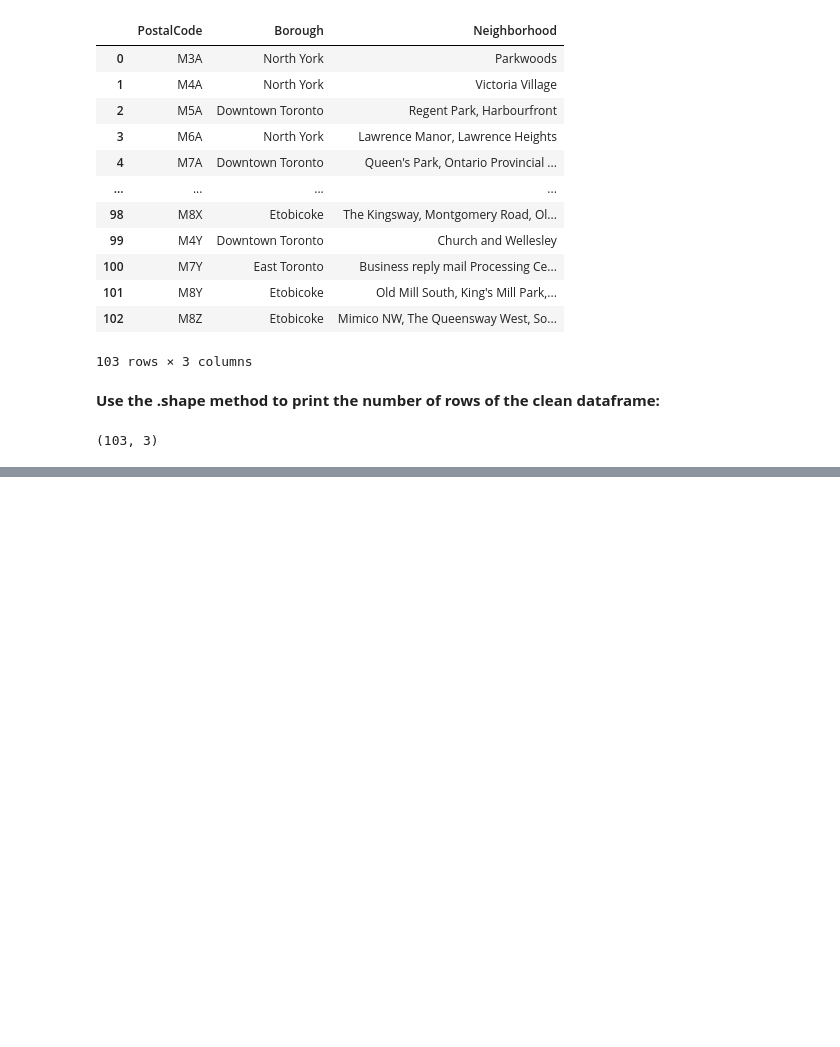
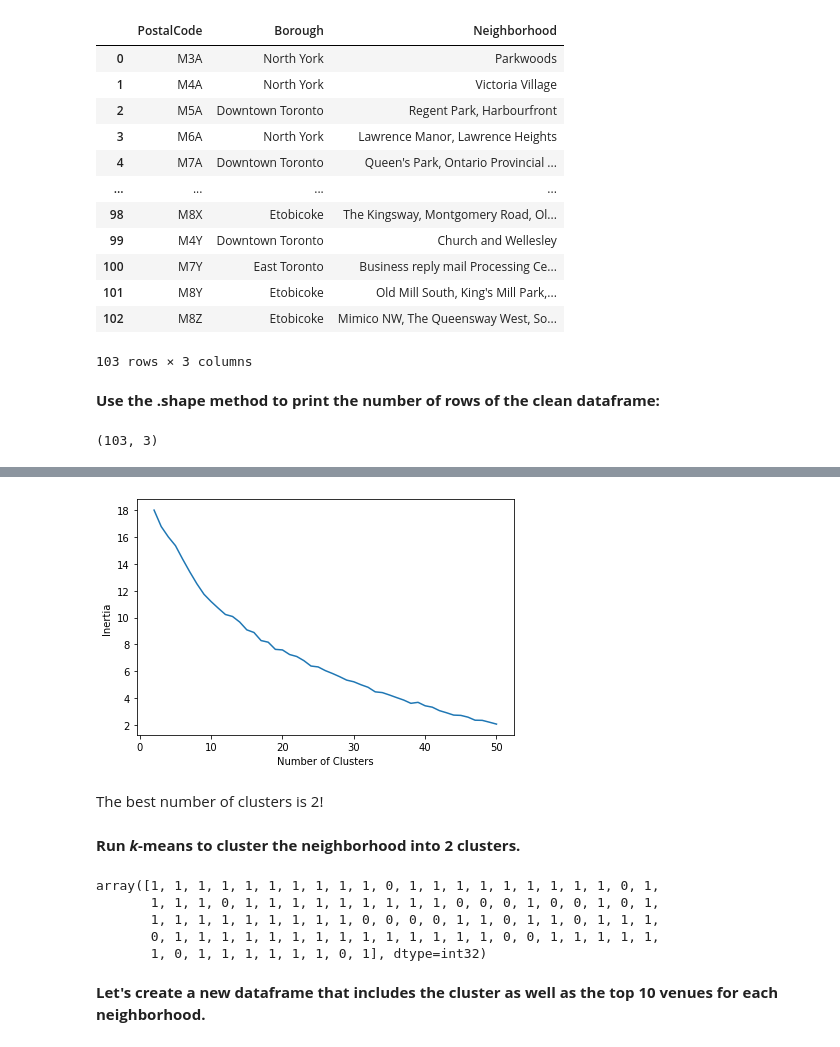
Before and after one commit to AntonyBorel/Coursera-Applied-Data-Science-Capstone, a Jupyter notebook: Applied_Data_Science_Capstone.ipynb, the cells around one changed output, grey strips where cells are left out. Saved outputs shown, nothing was run; the diff lists cells and outputs as text; code cells hidden in the pictures; blank space fills up the shorter version.

```diff
--- a/Applied_Data_Science_Capstone.ipynb
+++ b/Applied_Data_Science_Capstone.ipynb
@@ -238,0 +489,7 @@ df_clean.shape
+# %%
+radius = 500
+LIMIT = 100
+toronto_venues = getNearbyVenues(names=toronto_data['Neighborhood'],
+                                   latitudes=toronto_data['Latitude'],
+                                   longitudes=toronto_data['Longitude']
+                                  )
@@ -238,0 +554,12 @@ df_clean.shape
+# %%
+# one hot encoding
+toronto_onehot = pd.get_dummies(toronto_venues[['Venue Category']], prefix="", prefix_sep="")
+
+# add neighborhood column back to dataframe
+toronto_onehot['Neighborhood'] = toronto_venues['Neighborhood']
+
+# move neighborhood column to the first column
+fixed_columns = [toronto_onehot.columns[-1]] + list(toronto_onehot.columns[:-1])
+toronto_onehot = toronto_onehot[fixed_columns]
+
+toronto_onehot.head()
@@ -238,0 +582,3 @@ df_clean.shape
+# %%
+toronto_grouped = toronto_onehot.groupby('Neighborhood').mean().reset_index()
+toronto_grouped
@@ -238,0 +681,11 @@ df_clean.shape
+# %%
+# remove the column containing the names of the neighborhoods to keep only the data which will be processed by KMeans
+toronto_grouped_clustering = toronto_grouped.drop('Neighborhood', 1)
+
+inertia=[]
+N=51
+for k in range(2,N):
+        kmeans = KMeans(n_clusters=k, random_state=0).fit(toronto_grouped_clustering)
+        inertia.append(kmeans.inertia_)
+
+inertia
@@ -238,0 +710,30 @@ df_clean.shape
+# %%
+plt.plot(range(2,N),inertia)
+plt.ylabel('Inertia ')
+plt.xlabel('Number of Clusters')
+plt.tight_layout()
+plt.show()
+# %% [output]
+[figure, added]
+# %% [markdown]
+The best number of clusters is 2!
+# %% [markdown]
+**Run *k*-means to cluster the neighborhood into 2 clusters.**
+# %%
+# set number of clusters
+kclusters = 2
+
+# run k-means clustering
+k_means = KMeans(init="k-means++", n_clusters=kclusters, n_init=10, random_state=0)
+k_means.fit(toronto_grouped_clustering)
+
+# check cluster labels generated for each row in the dataframe
+k_means.labels_
+# %% [output]
+array([1, 1, 1, 1, 1, 1, 1, 1, 1, 1, 0, 1, 1, 1, 1, 1, 1, 1, 1, 1, 0, 1,
+       1, 1, 1, 0, 1, 1, 1, 1, 1, 1, 1, 1, 1, 0, 0, 0, 1, 0, 0, 1, 0, 1,
+       1, 1, 1, 1, 1, 1, 1, 1, 1, 0, 0, 0, 0, 1, 1, 0, 1, 1, 0, 1, 1, 1,
+       0, 1, 1, 1, 1, 1, 1, 1, 1, 1, 1, 1, 1, 1, 1, 0, 0, 1, 1, 1, 1, 1,
+       1, 0, 1, 1, 1, 1, 1, 1, 0, 1], dtype=int32)
+# %% [markdown]
+**Let's create a new dataframe that includes the cluster as well as the top 10 venues for each neighborhood.**
```
Also changed, not shown: parts of 82 cells of this notebook.
